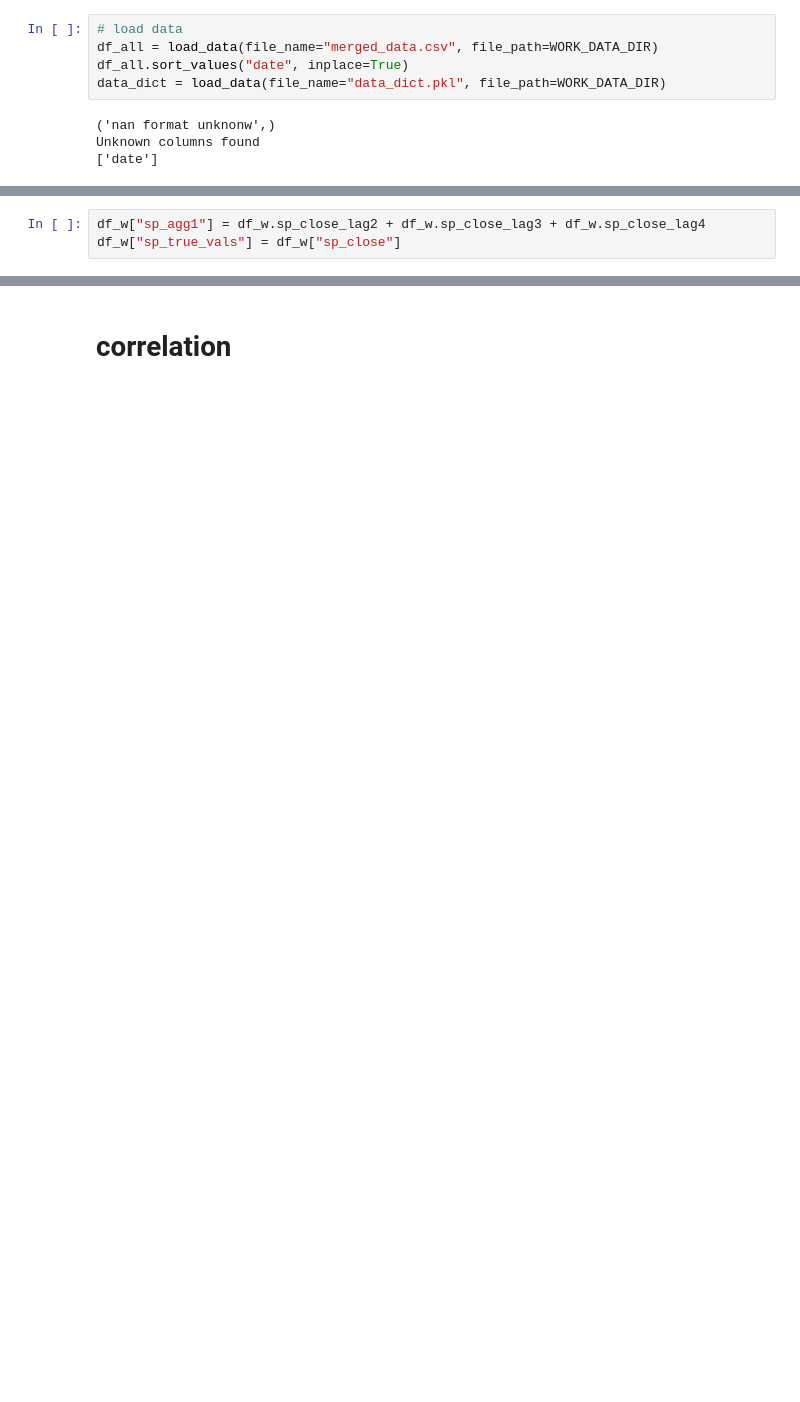
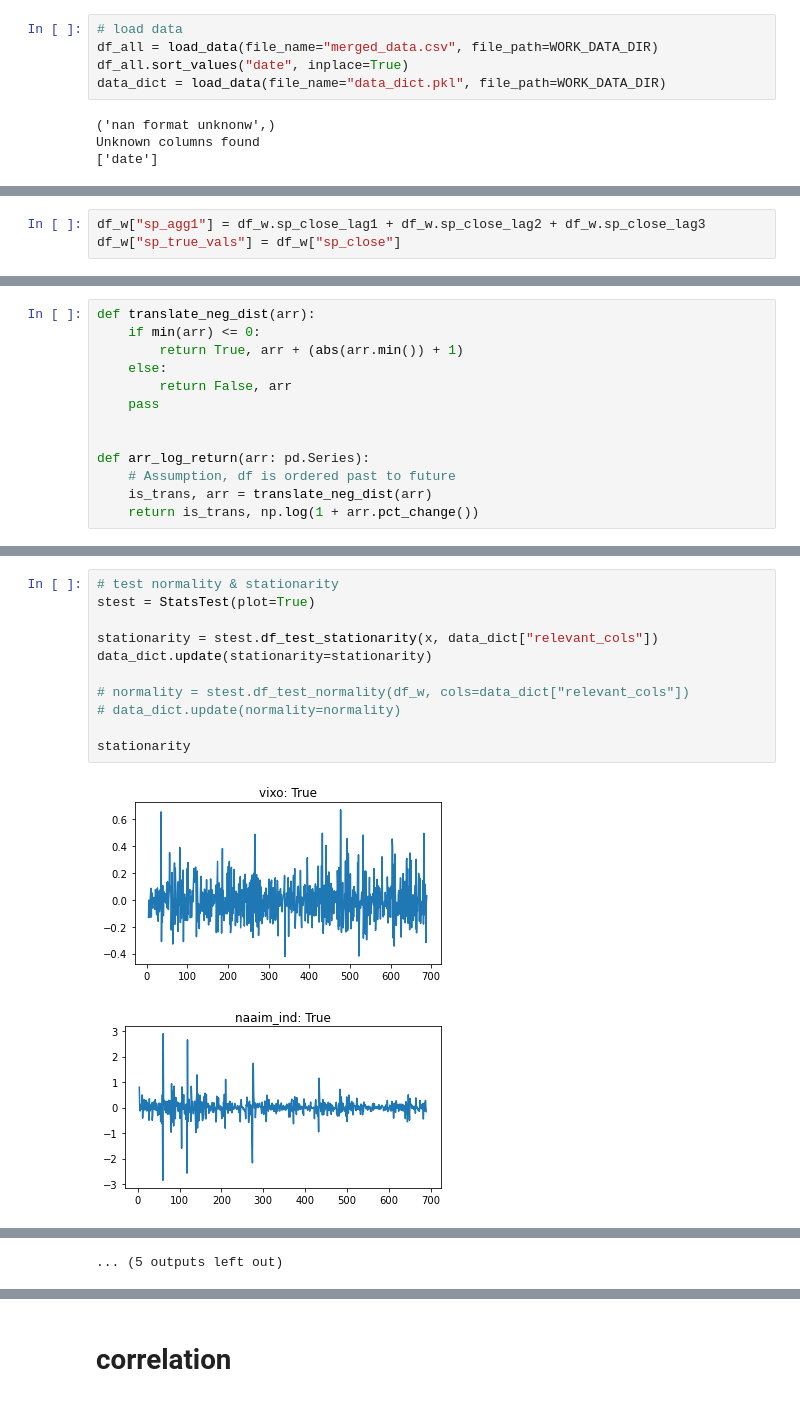
Before and after one commit to lukasgrahl/bachelor, a Jupyter notebook: notebooks/ols_model.ipynb, the cells around one changed output, grey strips where cells are left out. Saved outputs shown, nothing was run; the diff lists cells and outputs as text; blank space fills up the shorter version.

```diff
--- a/notebooks/ols_model.ipynb
+++ b/notebooks/ols_model.ipynb
@@ -44,5 +43,5 @@ df_w = shift_var_relative_to_df(df_w, shift_var="sp_close", new_var_name=["sp_cl
 # %%
-df_w["sp_agg1"] = df_w.sp_close_lag2 + df_w.sp_close_lag3 + df_w.sp_close_lag4
+df_w["sp_agg1"] = df_w.sp_close_lag1 + df_w.sp_close_lag2 + df_w.sp_close_lag3
 df_w["sp_true_vals"] = df_w["sp_close"]
 # %%
 # edit data_dict
@@ -88,0 +72,13 @@ data_dict.update(sp_cols=data_dict["sp_cols"] + ["sp_agg2"])
+# %%
+def translate_neg_dist(arr):
+    if min(arr) <= 0:
+        return True, arr + (abs(arr.min()) + 1)
+    else:
+        return False, arr
+    pass
+
+
+def arr_log_return(arr: pd.Series):
+    # Assumption, df is ordered past to future
+    is_trans, arr = translate_neg_dist(arr)
+    return is_trans, np.log(1 + arr.pct_change())
@@ -88,0 +120,14 @@ data_dict.update(sp_cols=data_dict["sp_cols"] + ["sp_agg2"])
+# %%
+# test normality & stationarity
+stest = StatsTest(plot=True)
+
+stationarity = stest.df_test_stationarity(x, data_dict["relevant_cols"])
+data_dict.update(stationarity=stationarity)
+
+# normality = stest.df_test_normality(df_w, cols=data_dict["relevant_cols"])
+# data_dict.update(normality=normality)
+
+stationarity
+# %% [output]
+[figure, added]
+[figure, added]
@@ -89,3 +144,4 @@ data_dict.update(sp_cols=data_dict["sp_cols"] + ["sp_agg2"])
+... (5 outputs left out)
 # %%
 # test normality & stationarity
 stest = StatsTest(plot=True)
```
Also changed, not shown: parts of 20 cells of this notebook, 1 other file.
